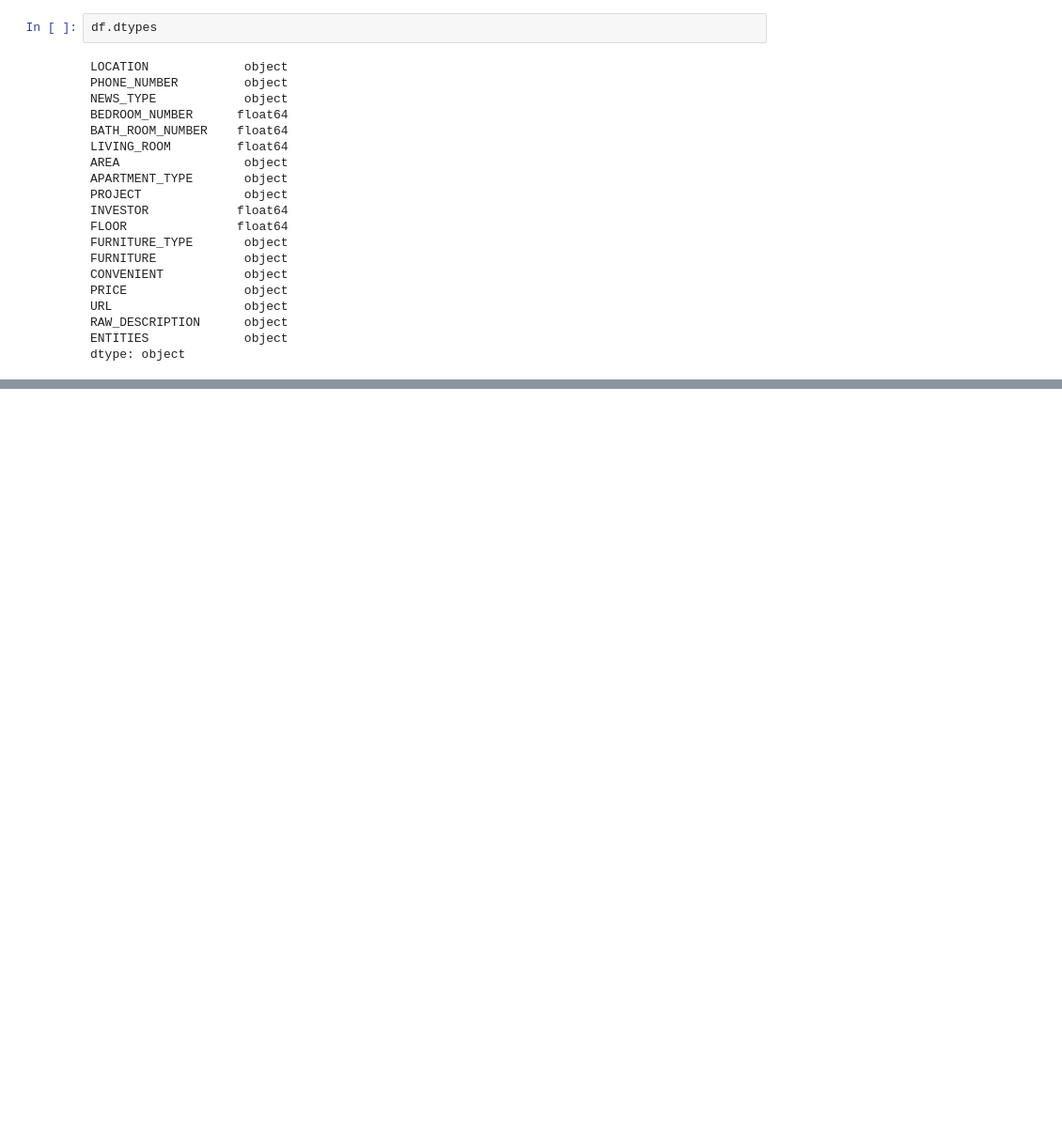
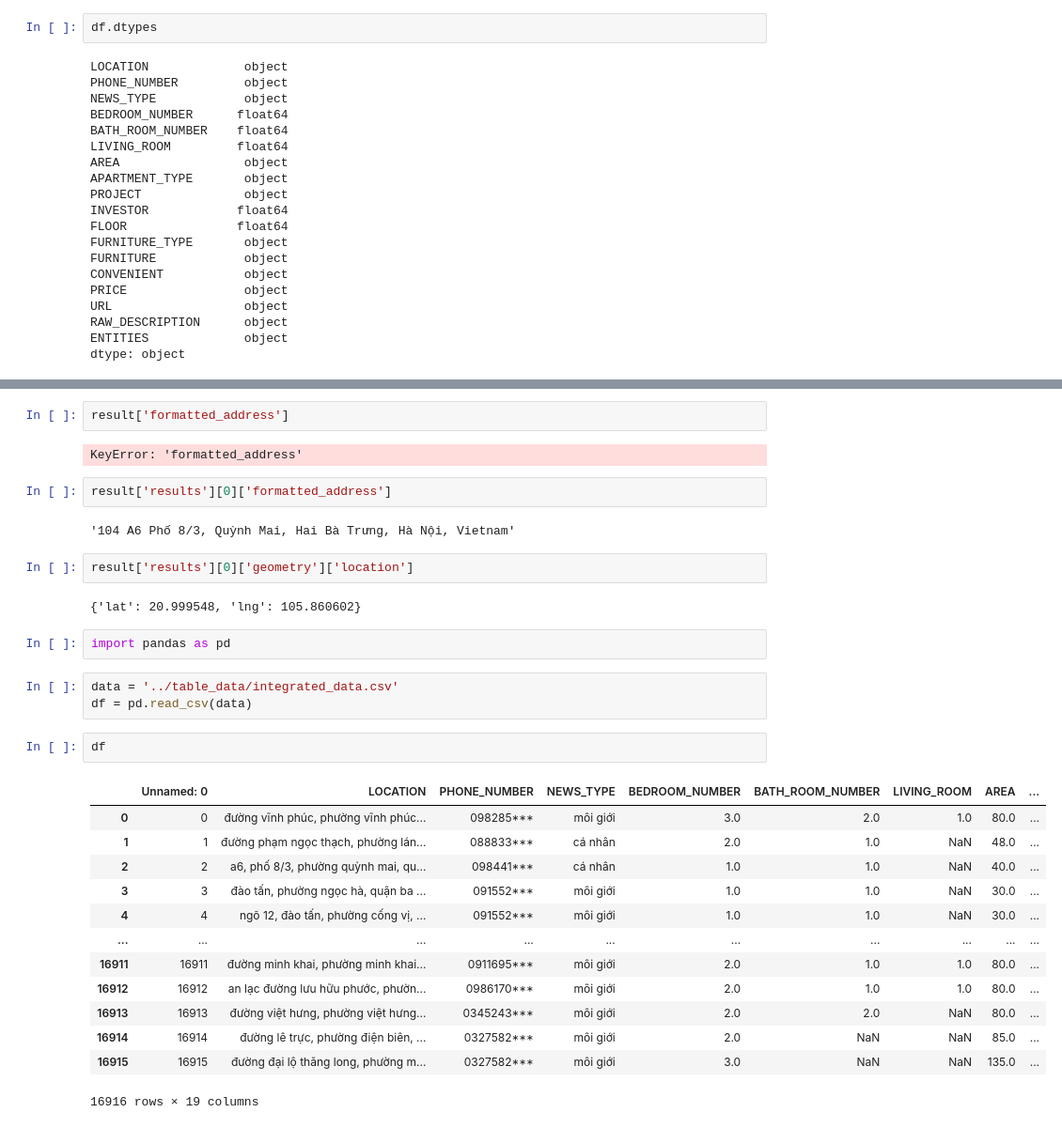
Before and after one commit to phamvanhanh6720/PredictRentedApartment, a Jupyter notebook: process_data/intergrate.ipynb, the cells around one changed output, grey strips where cells are left out. Shown at 94% size. Cells and saved outputs as stored; diff of their text form; blank space fills up the shorter version.

Commit message:
clean data

```diff
--- a/process_data/intergrate.ipynb
+++ b/process_data/intergrate.ipynb
@@ -49,0 +178,33 @@ dtype: object
+# %%
+result['formatted_address']
+# %% [output]
+KeyError: 'formatted_address'
+# %%
+result['results'][0]['formatted_address']
+# %% [output]
+'104 A6 Phố 8/3, Quỳnh Mai, Hai Bà Trưng, Hà Nội, Vietnam'
+# %%
+result['results'][0]['geometry']['location']
+# %% [output]
+{'lat': 20.999548, 'lng': 105.860602}
+# %%
+import pandas as pd
+# %%
+data = '../table_data/integrated_data.csv'
+df = pd.read_csv(data)
+# %%
+df
+# %% [output]
+|  | Unnamed: 0 | LOCATION | PHONE_NUMBER | NEWS_TYPE | BEDROOM_NUMBER | BATH_ROOM_NUMBER | LIVING_ROOM | AREA | ... |
+| 0 | 0 | đường vĩnh phúc, phường vĩnh phúc... | 098285*** | môi giới | 3.0 | 2.0 | 1.0 | 80.0 | ... |
+| 1 | 1 | đường phạm ngọc thạch, phường lán... | 088833*** | cá nhân | 2.0 | 1.0 | NaN | 48.0 | ... |
+| 2 | 2 | a6, phố 8/3, phường quỳnh mai, qu... | 098441*** | cá nhân | 1.0 | 1.0 | NaN | 40.0 | ... |
+| 3 | 3 | đào tấn, phường ngọc hà, quận ba ... | 091552*** | môi giới | 1.0 | 1.0 | NaN | 30.0 | ... |
+| 4 | 4 | ngõ 12, đào tấn, phường cống vị, ... | 091552*** | môi giới | 1.0 | 1.0 | NaN | 30.0 | ... |
+| ... | ... | ... | ... | ... | ... | ... | ... | ... | ... |
+| 16911 | 16911 | đường minh khai, phường minh khai... | 0911695*** | môi giới | 2.0 | 1.0 | 1.0 | 80.0 | ... |
+| 16912 | 16912 | an lạc đường lưu hữu phước, phườn... | 0986170*** | môi giới | 2.0 | 1.0 | 1.0 | 80.0 | ... |
+| 16913 | 16913 | đường việt hưng, phường việt hưng... | 0345243*** | môi giới | 2.0 | 2.0 | NaN | 80.0 | ... |
+| 16914 | 16914 | đường lê trực, phường điện biên, ... | 0327582*** | môi giới | 2.0 | NaN | NaN | 85.0 | ... |
+| 16915 | 16915 | đường đại lộ thăng long, phường m... | 0327582*** | môi giới | 3.0 | NaN | NaN | 135.0 | ... |
+16916 rows × 19 columns
```
Also changed, not shown: parts of 20 cells of this notebook, 1 other file.
